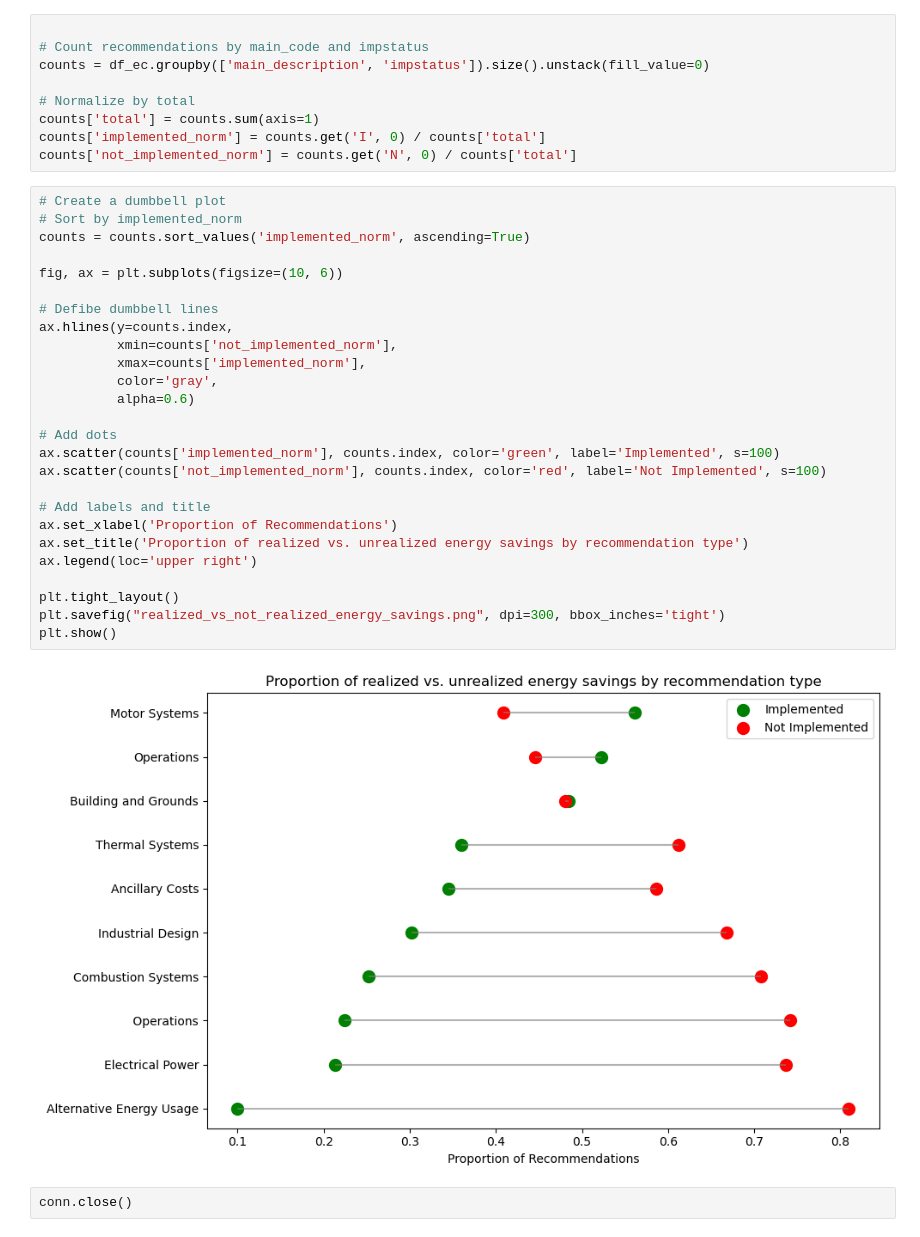
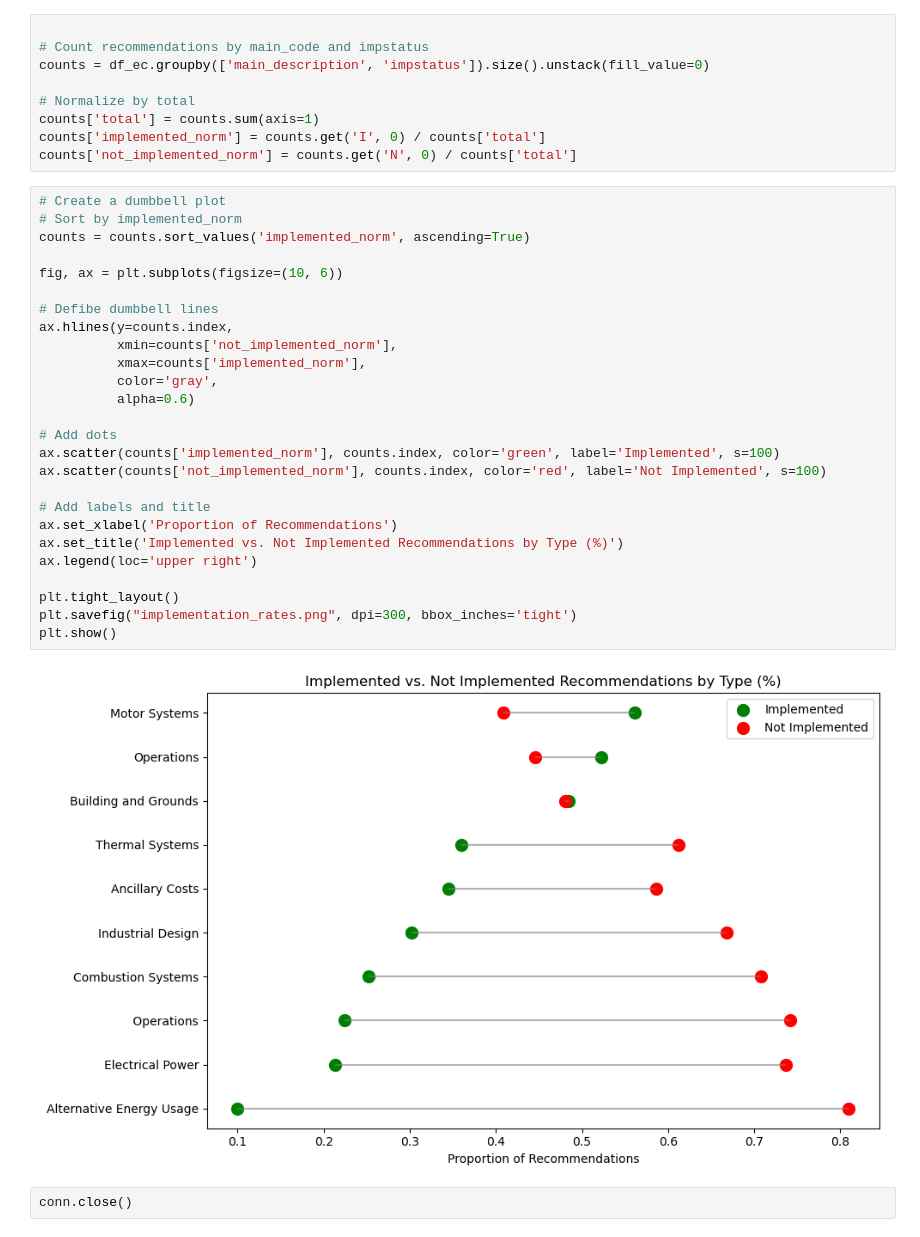
Before and after one commit to oksanaprotsukha/iac_impact_assessment, a Jupyter notebook: iac.ipynb, the cells around one changed output. Saved outputs shown, nothing was run; the diff lists cells and outputs as text.

Commit message:
Updated notebook and README to clarify the  visualization.

```diff
--- a/iac.ipynb
+++ b/iac.ipynb
@@ -55,30 +53,30 @@ counts['not_implemented_norm'] = counts.get('N', 0) / counts['total']
 # %%
 # Create a dumbbell plot
 # Sort by implemented_norm
 counts = counts.sort_values('implemented_norm', ascending=True)
 
 fig, ax = plt.subplots(figsize=(10, 6))
 
 # Defibe dumbbell lines
 ax.hlines(y=counts.index,
           xmin=counts['not_implemented_norm'],
           xmax=counts['implemented_norm'],
           color='gray',
           alpha=0.6)
 
 # Add dots
 ax.scatter(counts['implemented_norm'], counts.index, color='green', label='Implemented', s=100)
 ax.scatter(counts['not_implemented_norm'], counts.index, color='red', label='Not Implemented', s=100)
 
 # Add labels and title
 ax.set_xlabel('Proportion of Recommendations')
-ax.set_title('Proportion of realized vs. unrealized energy savings by recommendation type')
+ax.set_title('Implemented vs. Not Implemented Recommendations by Type (%)')
 ax.legend(loc='upper right')
 
 plt.tight_layout()
-plt.savefig("realized_vs_not_realized_energy_savings.png", dpi=300, bbox_inches='tight')
+plt.savefig("implementation_rates.png", dpi=300, bbox_inches='tight')
 plt.show()
 # %% [output]
-[figure, old version]
+[figure, new version]
 # %%
 conn.close()
```
Also changed, not shown: parts of 4 cells of this notebook, 3 other files.
